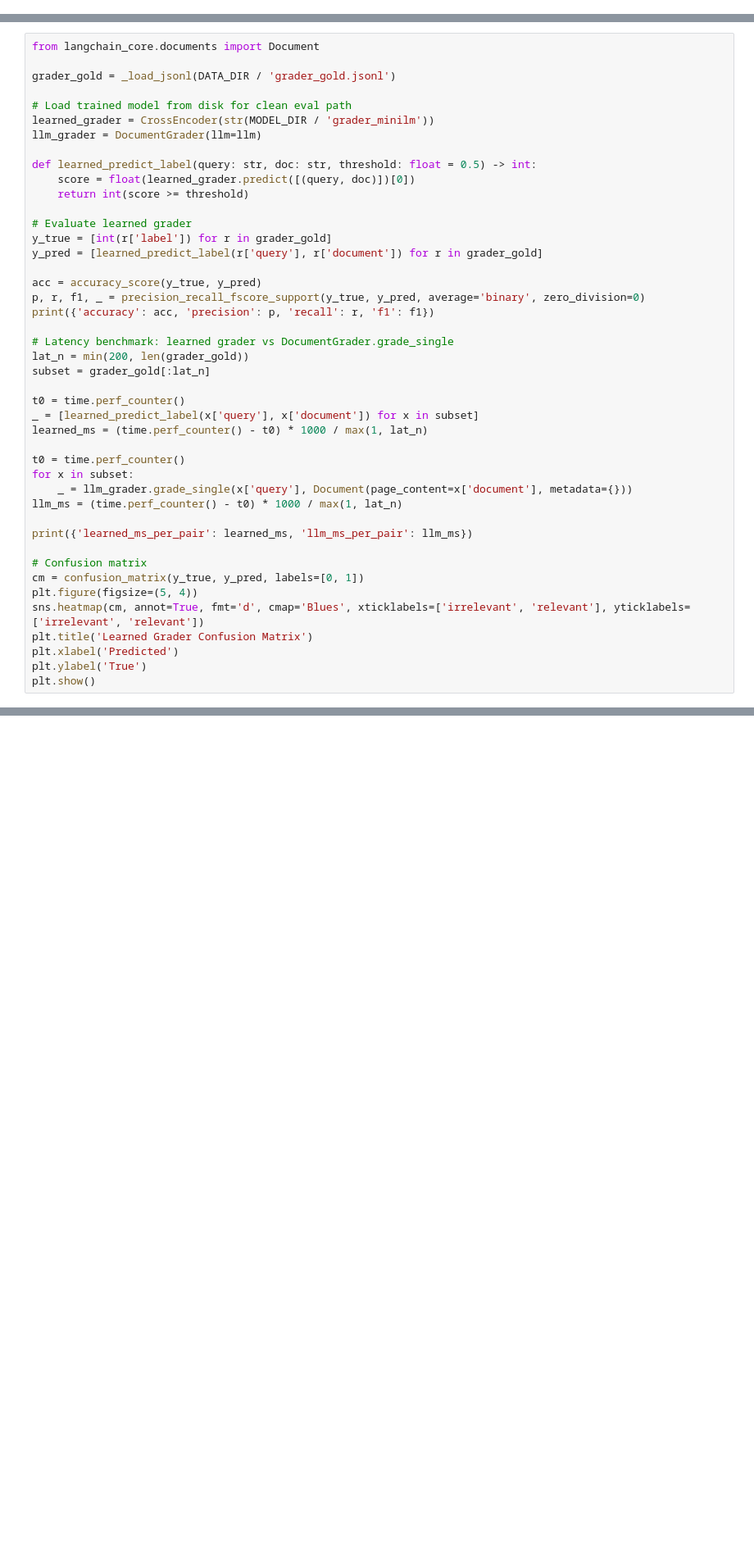
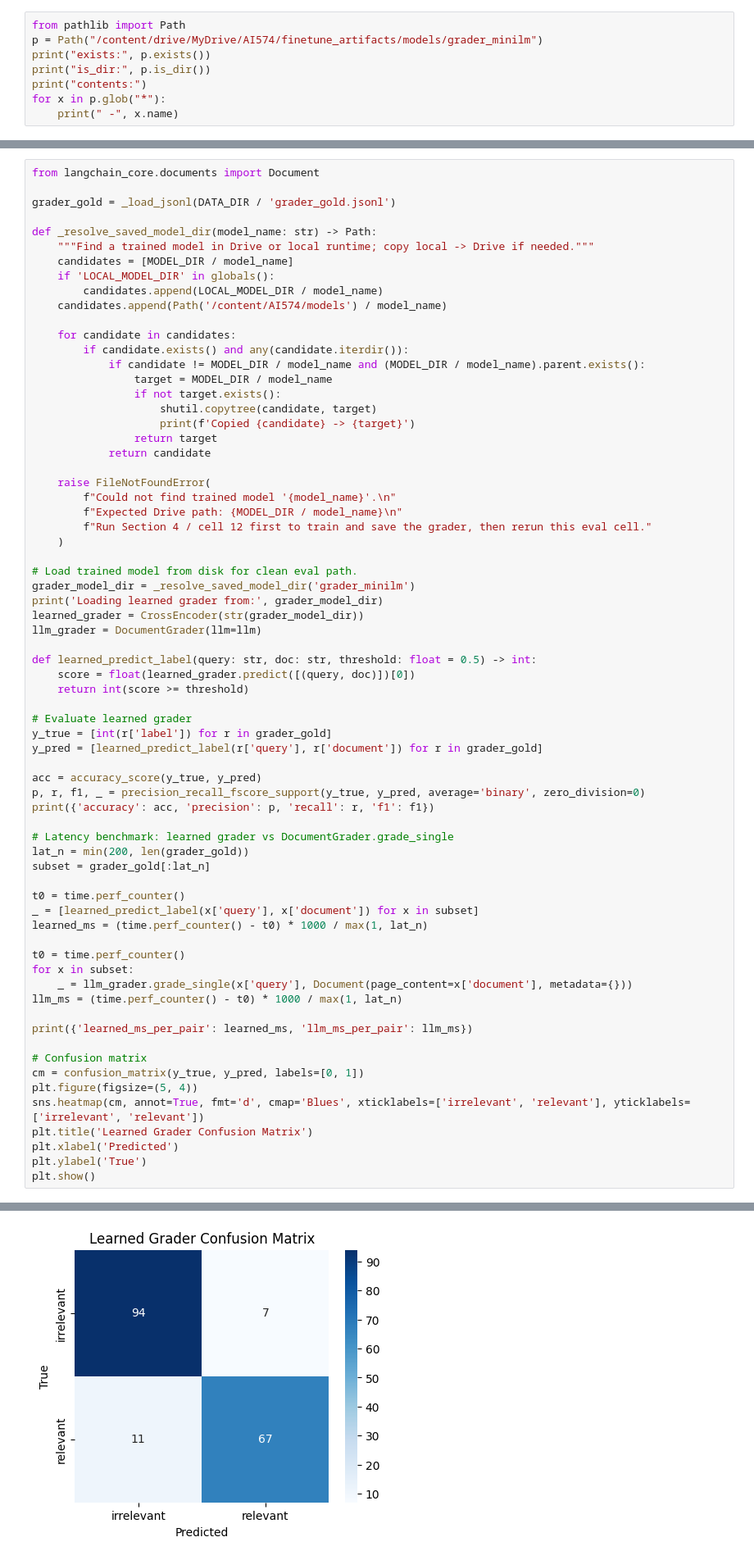
Before and after one commit to roshcs/AI574, a Jupyter notebook: notebooks/Finetune_Grader_and_Router.ipynb, the cells around one changed output, grey strips where cells are left out. Shown at 82% size. Cells and saved outputs as stored; diff of their text form; blank space fills up the shorter version.

```diff
--- a/notebooks/Finetune_Grader_and_Router.ipynb
+++ b/notebooks/Finetune_Grader_and_Router.ipynb
@@ -517,0 +574,8 @@ Saved learned grader to /content/AI574/models/grader_minilm
+# %%
+from pathlib import Path
+p = Path("/content/drive/MyDrive/AI574/finetune_artifacts/models/grader_minilm")
+print("exists:", p.exists())
+print("is_dir:", p.is_dir())
+print("contents:")
+for x in p.glob("*"):
+    print(" -", x.name)
@@ -633,8 +719,33 @@ from langchain_core.documents import Document
 
 grader_gold = _load_jsonl(DATA_DIR / 'grader_gold.jsonl')
 
-# Load trained model from disk for clean eval path
-learned_grader = CrossEncoder(str(MODEL_DIR / 'grader_minilm'))
+def _resolve_saved_model_dir(model_name: str) -> Path:
+    """Find a trained model in Drive or local runtime; copy local -> Drive if needed."""
+    candidates = [MODEL_DIR / model_name]
+    if 'LOCAL_MODEL_DIR' in globals():
+        candidates.append(LOCAL_MODEL_DIR / model_name)
+    candidates.append(Path('/content/AI574/models') / model_name)
+
+    for candidate in candidates:
+        if candidate.exists() and any(candidate.iterdir()):
+            if candidate != MODEL_DIR / model_name and (MODEL_DIR / model_name).parent.exists():
+                target = MODEL_DIR / model_name
+                if not target.exists():
+                    shutil.copytree(candidate, target)
+                    print(f'Copied {candidate} -> {target}')
+                return target
+            return candidate
+
+    raise FileNotFoundError(
+        f"Could not find trained model '{model_name}'.\n"
+        f"Expected Drive path: {MODEL_DIR / model_name}\n"
+        f"Run Section 4 / cell 12 first to train and save the grader, then rerun this eval cell."
+    )
+
+# Load trained model from disk for clean eval path.
+grader_model_dir = _resolve_saved_model_dir('grader_minilm')
+print('Loading learned grader from:', grader_model_dir)
+learned_grader = CrossEncoder(str(grader_model_dir))
 llm_grader = DocumentGrader(llm=llm)
 
 def learned_predict_label(query: str, doc: str, threshold: float = 0.5) -> int:
@@ -677,3 +790,4 @@ FileNotFoundError: Path /content/AI574/models/grader_minilm not found
+[figure, added]
 # %% [markdown]
 ## 7) Evaluation - Router
 
```
Also changed, not shown: parts of 13 cells of this notebook, 3 other files.
